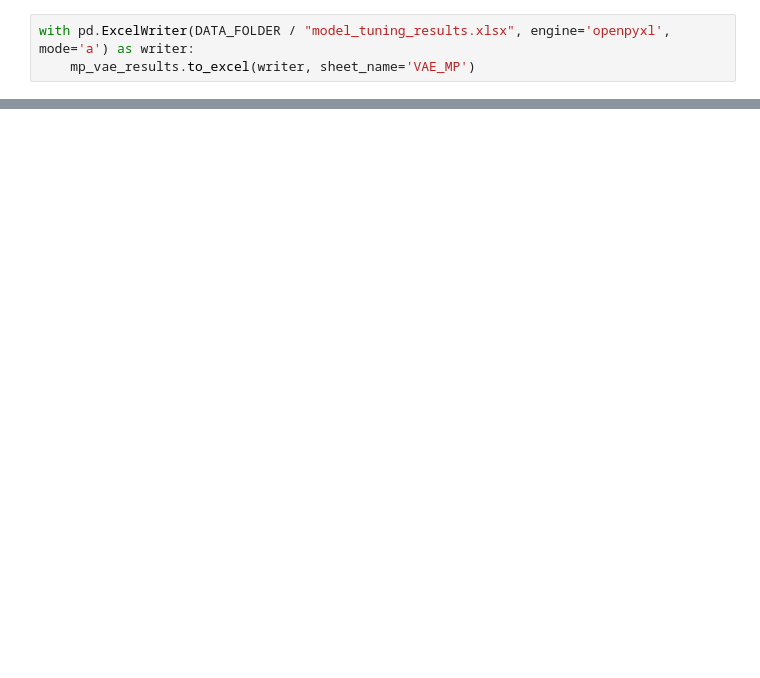
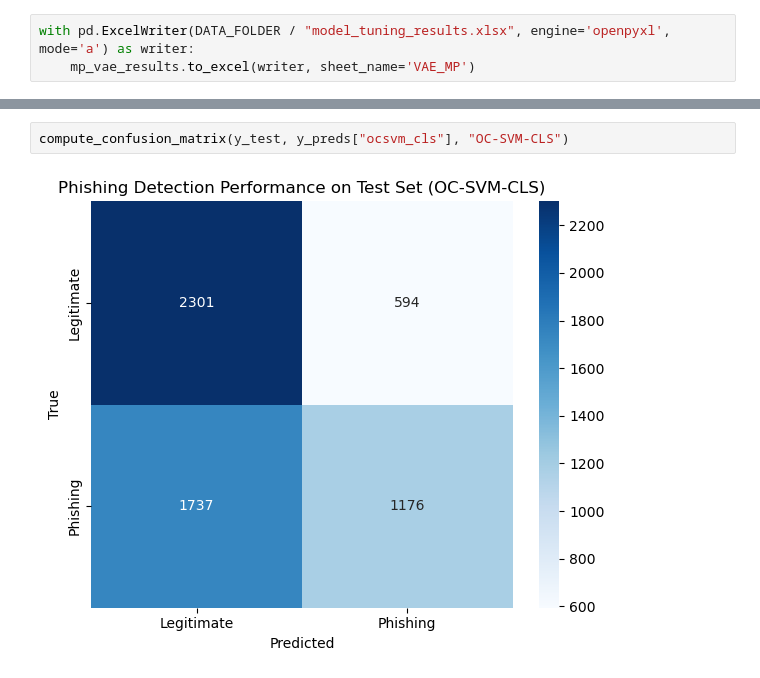
Before and after one commit to emiliopm1997/Zero_Day_Phishing_Project, a Jupyter notebook: notebooks/pipeline.ipynb, the cells around one changed output, grey strips where cells are left out. Saved outputs shown, nothing was run; the diff lists cells and outputs as text; blank space fills up the shorter version.

```diff
--- a/notebooks/pipeline.ipynb
+++ b/notebooks/pipeline.ipynb
@@ -733,0 +809,4 @@ with pd.ExcelWriter(DATA_FOLDER / "model_tuning_results.xlsx", engine='openpyxl'
+# %%
+compute_confusion_matrix(y_test, y_preds["ocsvm_cls"], "OC-SVM-CLS")
+# %% [output]
+[figure, added]
```
Also changed, not shown: parts of 23 cells of this notebook, 9 other files.
